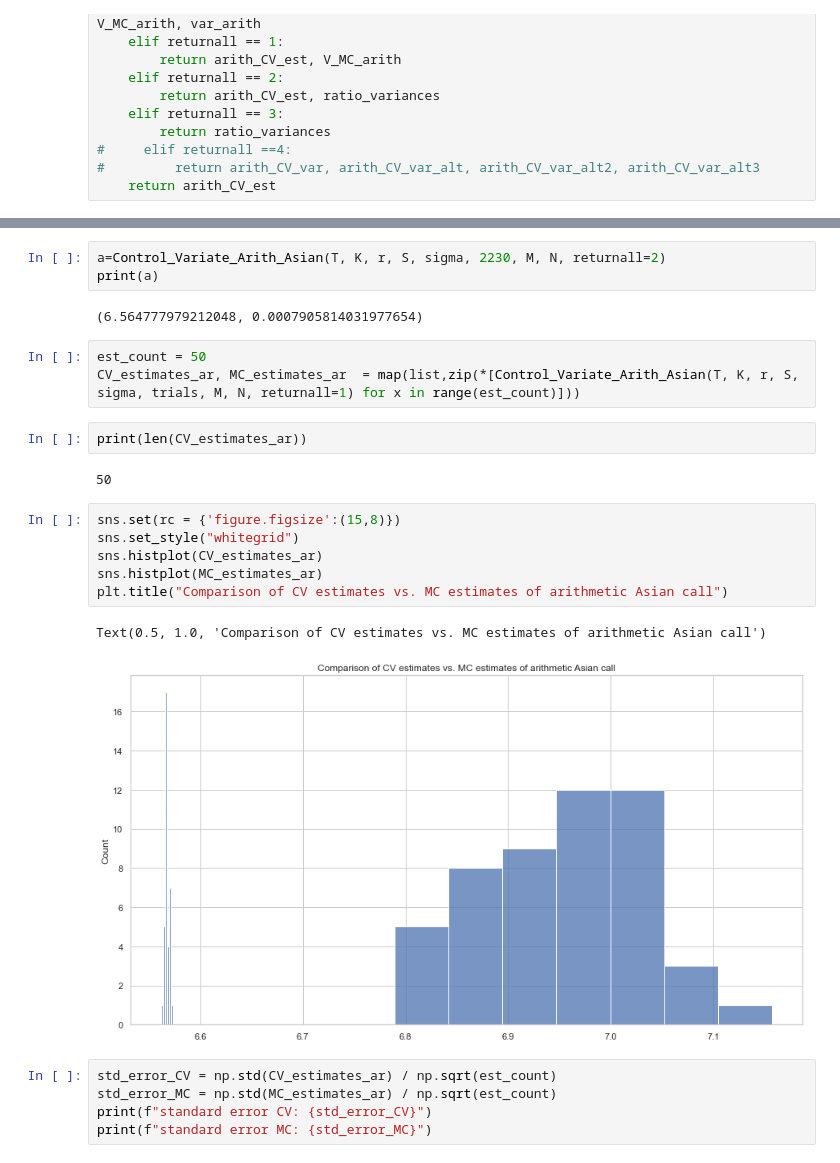
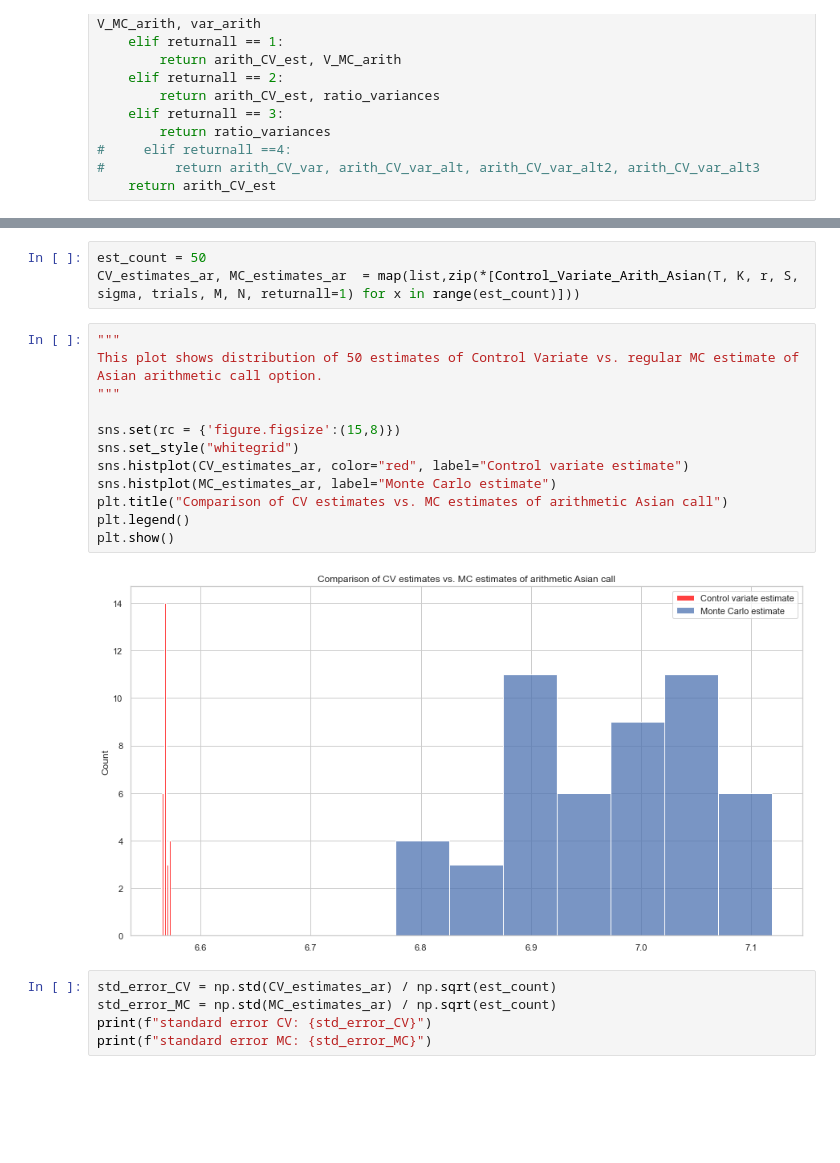
Before and after one commit to SByeUva/CompFin_assignment2, a Jupyter notebook: experiment_03_v2.ipynb, the cells around one changed output, grey strips where cells are left out. Saved outputs shown, nothing was run; the diff lists cells and outputs as text; blank space fills up the shorter version.

Commit message:
added descriptions to graph, final runs

```diff
--- a/experiment_03_v2.ipynb
+++ b/experiment_03_v2.ipynb
@@ -136,24 +136,20 @@ Correlation, rho: 0.9996392929643774
-# %%
-a=Control_Variate_Arith_Asian(T, K, r, S, sigma, 2230, M, N, returnall=2)
-print(a)
-# %% [output]
-(6.564777979212048, 0.0007905814031977654)
 # %%
 est_count = 50
 CV_estimates_ar, MC_estimates_ar  = map(list,zip(*[Control_Variate_Arith_Asian(T, K, r, S, sigma, trials, M, N, returnall=1) for x in range(est_count)]))
-# %%
-print(len(CV_estimates_ar))
-# %% [output]
-50
 # %%
+"""
+This plot shows distribution of 50 estimates of Control Variate vs. regular MC estimate of Asian arithmetic call option.
+"""
+
 sns.set(rc = {'figure.figsize':(15,8)})
 sns.set_style("whitegrid")
-sns.histplot(CV_estimates_ar)
-sns.histplot(MC_estimates_ar)
+sns.histplot(CV_estimates_ar, color="red", label="Control variate estimate")
+sns.histplot(MC_estimates_ar, label="Monte Carlo estimate")
 plt.title("Comparison of CV estimates vs. MC estimates of arithmetic Asian call")
+plt.legend()
+plt.show()
 # %% [output]
-Text(0.5, 1.0, 'Comparison of CV estimates vs. MC estimates of arithmetic Asian call')
-[figure, old version]
+[figure, new version]
 # %%
 std_error_CV = np.std(CV_estimates_ar) / np.sqrt(est_count)
 std_error_MC = np.std(MC_estimates_ar) / np.sqrt(est_count)
```
Also changed, not shown: parts of 18 cells of this notebook.
